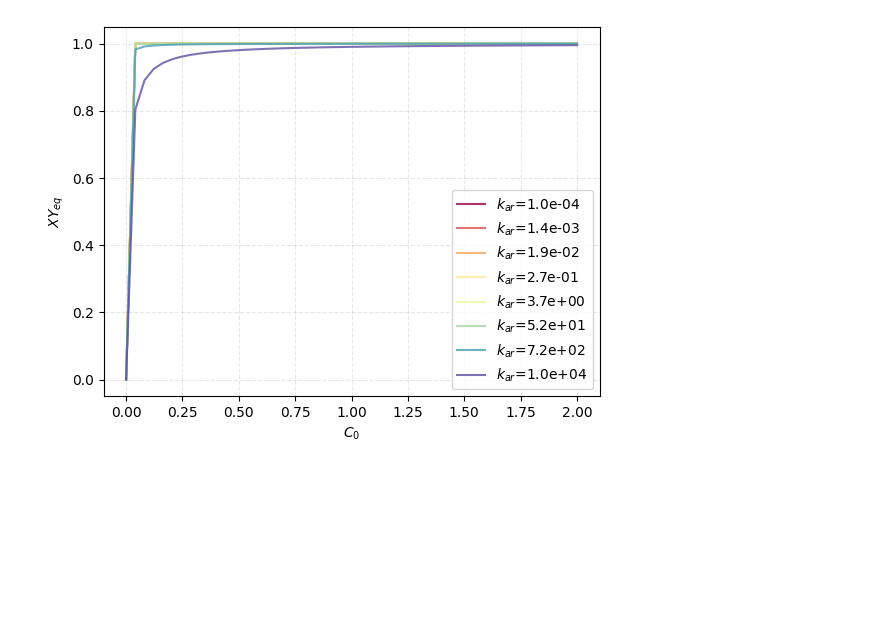
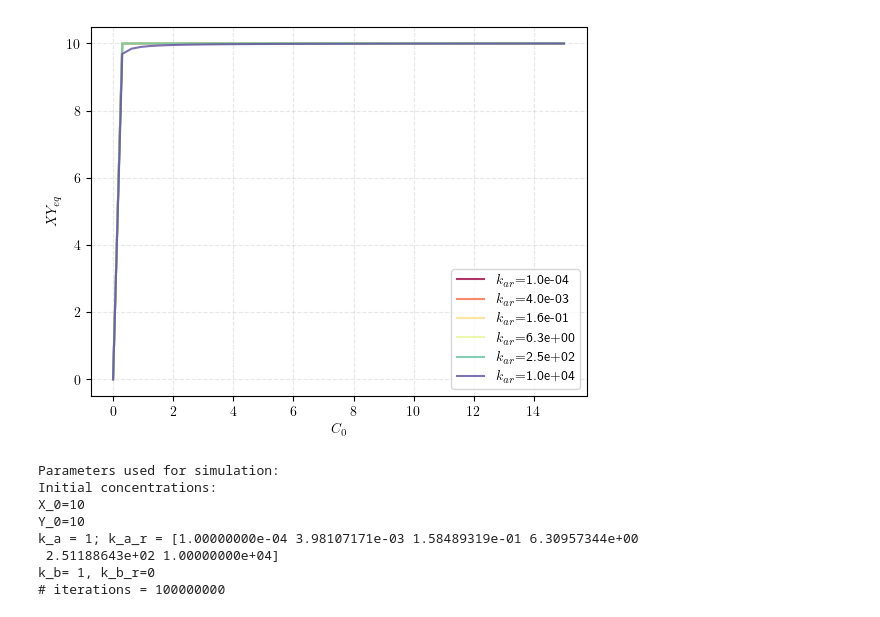
Before and after one commit to CAB-GCA/catalytic_world, a Jupyter notebook: graphs.ipynb, the cells around one changed output. Drawn from its saved outputs; the diff is of its cells as text; code cells hidden in the pictures; blank space fills up the shorter version.

```diff
--- a/graphs.ipynb
+++ b/graphs.ipynb
@@ -3,7 +3,7 @@ import numpy as np
 import matplotlib.pyplot as plt; plt.rcParams['text.usetex'] = True
 from fun_gilles import *
 # %%
-def xyeq_vs_c(initial_c, initial_food,method, n_iterations,
+def xyeq_vs_c_ar(initial_c, initial_food,method, n_iterations,
               reactions, food_molecules, k, V, k_var):
     equilibrium = np.zeros((len(initial_c)))
     colors = plt.cm.Spectral(np.linspace(0, 1, len(k_var)))
@@ -41,14 +183,28 @@ species = obtain_species(reactions)
 # %%
 # Reaction constants:
 k = [1,0,1,0] # len(k)= # de reacciones
 # Volume:
-V = 1
-initial_food = [0,1,1] # initial molecules number
-initial_c = (np.linspace(0,2,50))
-k_var = np.logspace(-4, 4, 8)
-n_iterations = 1000000
+V = 10
+initial_food = [0,10,10] # initial molecules number
+initial_c = (np.linspace(0,15,50))
+k_var = np.logspace(-4, 4, 6)
+n_iterations = 100000000
 
-xyeq_vs_c(initial_c, initial_food, method, n_iterations, reactions,
+xyeq_vs_c_ar(initial_c, initial_food, method, n_iterations, reactions,
           food_molecules, k, V, k_var)
+
+print(f"Parameters used for simulation:\n\
+Initial concentrations:\nX_0={initial_food[1]}\nY_0={initial_food[2]}\n\
+k_a = {k[0]}; k_a_r = {k_var}\n\
+k_b= {k[2]}, k_b_r={k[3]}\n\
+# iterations = {n_iterations}")
 # %% [output]
-[figure, old version]
+[figure, new version]
+Parameters used for simulation:
+Initial concentrations:
+X_0=10
+Y_0=10
+k_a = 1; k_a_r = [1.00000000e-04 3.98107171e-03 1.58489319e-01 6.30957344e+00
+ 2.51188643e+02 1.00000000e+04]
+k_b= 1, k_b_r=0
+# iterations = 100000000
```
Also changed, not shown: parts of 20 cells of this notebook, 1 other file.
